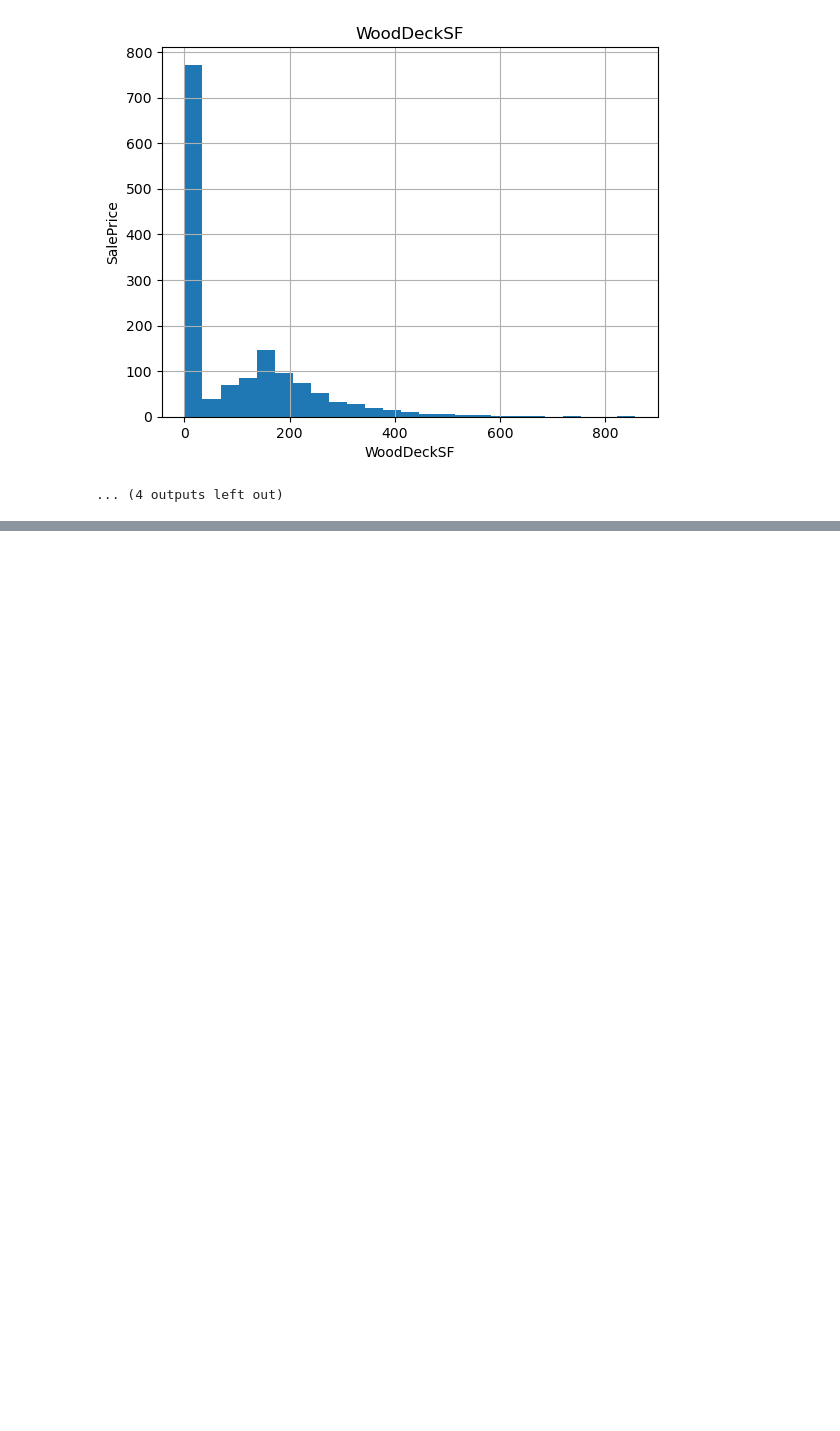
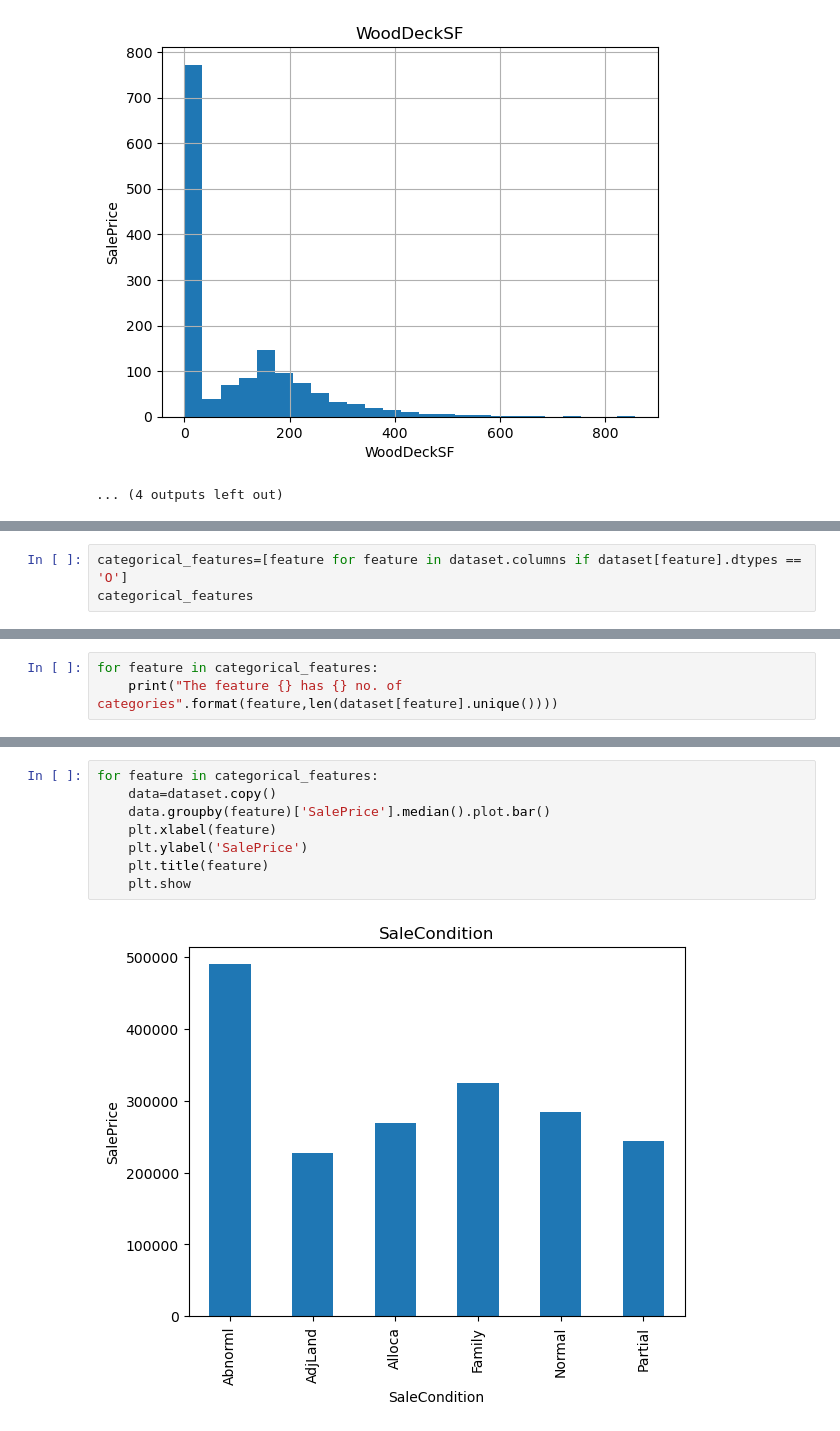
Before and after one commit to abhinavt1325/Advanced-house-price-prediction, a Jupyter notebook: notebooks/eda(ahp).ipynb, the cells around one changed output, grey strips where cells are left out. Saved outputs shown, nothing was run; the diff lists cells and outputs as text; blank space fills up the shorter version.

```diff
--- a/notebooks/ahp.ipynb
+++ b/notebooks/eda(ahp).ipynb
@@ -216,0 +267,3 @@ for feature in continuous_feature:
+# %%
+categorical_features=[feature for feature in dataset.columns if dataset[feature].dtypes == 'O']
+categorical_features
@@ -216,0 +297,3 @@ for feature in continuous_feature:
+# %%
+for feature in categorical_features:
+    print("The feature {} has {} no. of categories".format(feature,len(dataset[feature].unique())))
@@ -216,0 +318,10 @@ for feature in continuous_feature:
+# %%
+for feature in categorical_features:
+    data=dataset.copy()
+    data.groupby(feature)['SalePrice'].median().plot.bar()
+    plt.xlabel(feature)
+    plt.ylabel('SalePrice')
+    plt.title(feature)
+    plt.show
+# %% [output]
+[figure, added]
```
Also changed, not shown: parts of 5 cells of this notebook.
